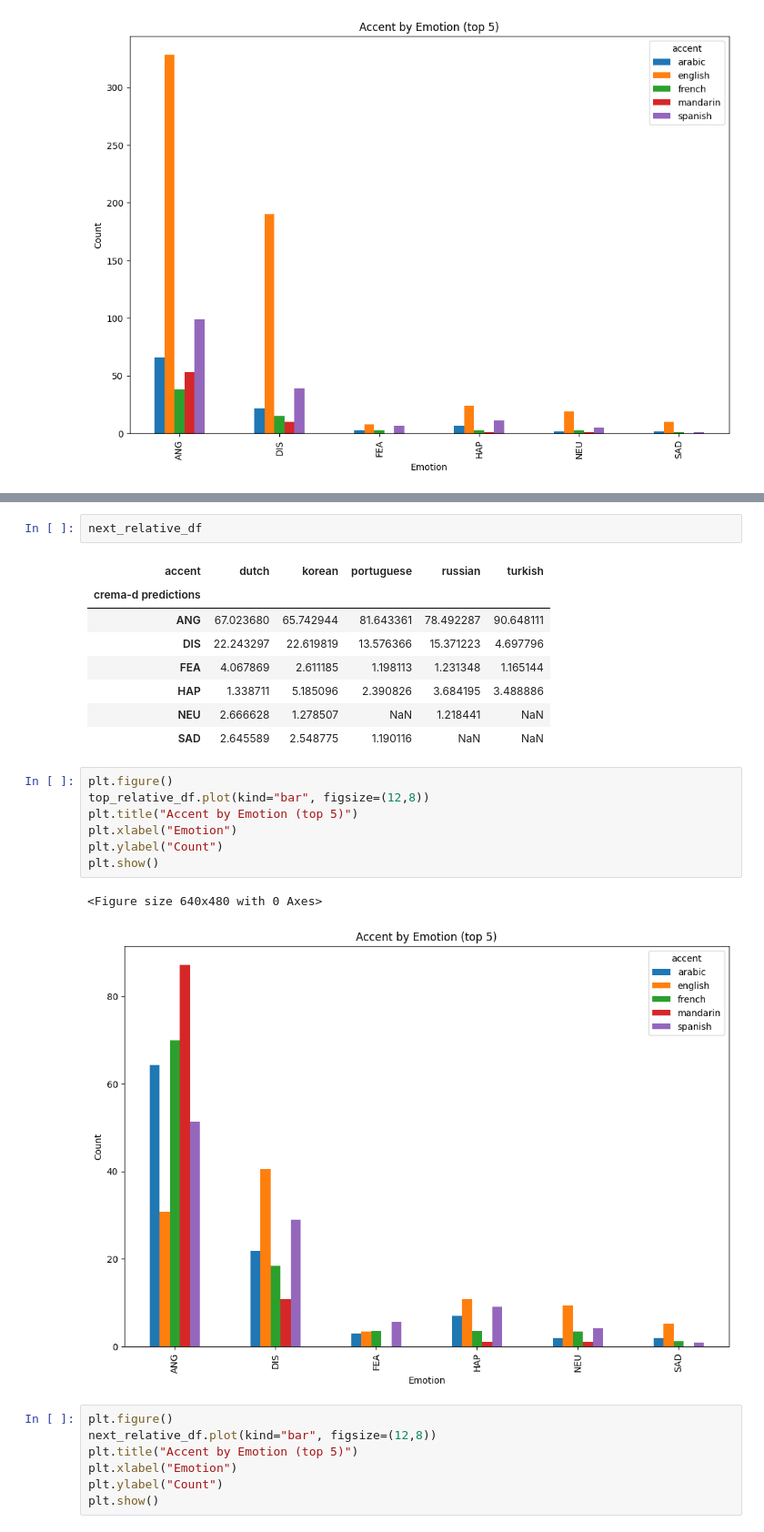
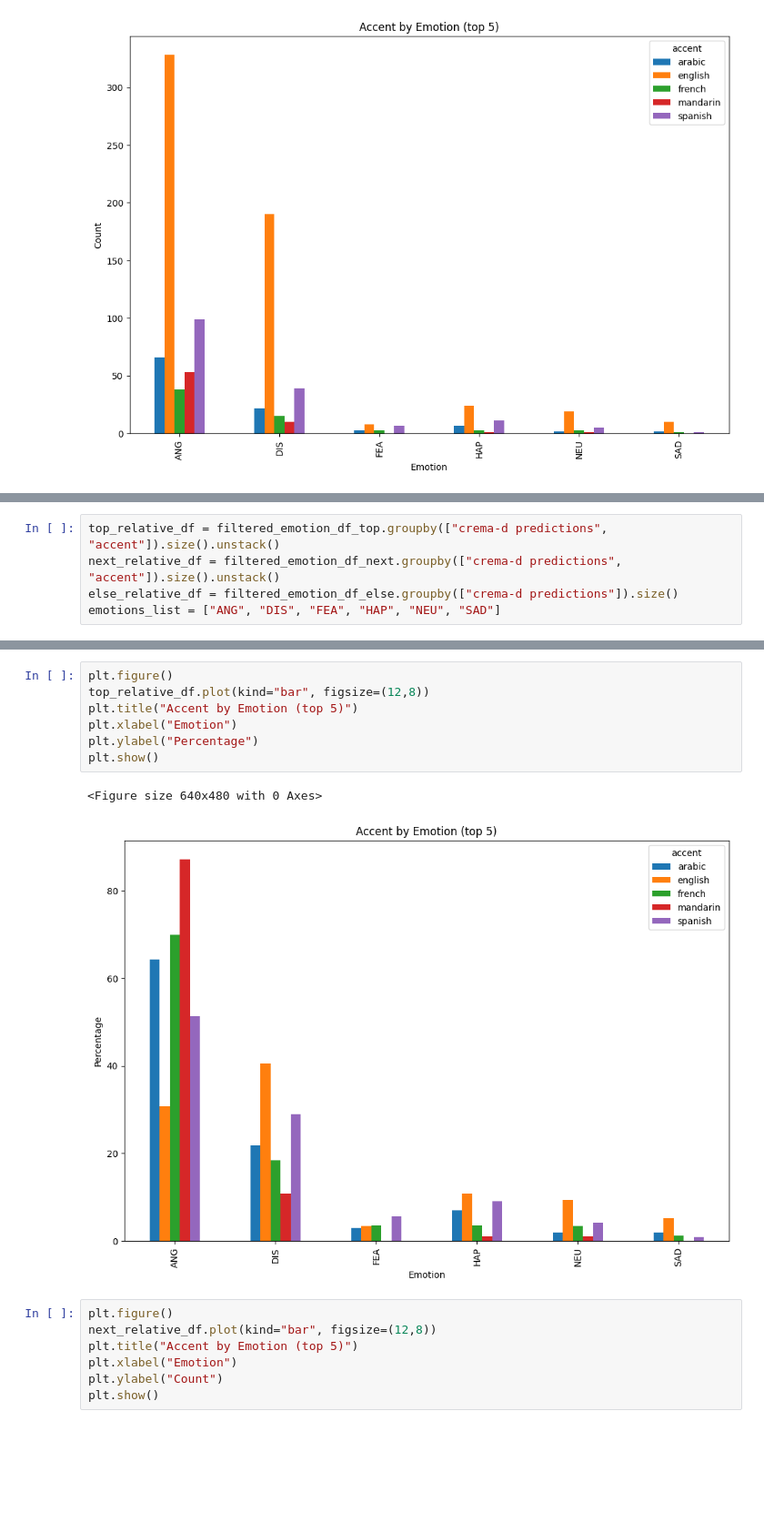
Before and after one commit to SleepDeprived3/Bias-in-Emotion-Recognition, a Jupyter notebook: preliminary_report/EmotionRecognitionOnAccents.ipynb, the cells around one changed output, grey strips where cells are left out. Shown: that part at 91% size. Cells and saved outputs as stored; diff of their text form; blank space fills up the shorter version.

```diff
--- a/preliminary_report/EmotionRecognitionOnAccents.ipynb
+++ b/preliminary_report/EmotionRecognitionOnAccents.ipynb
@@ -424,0 +507,5 @@ plt.show()
+# %%
+top_relative_df = filtered_emotion_df_top.groupby(["crema-d predictions", "accent"]).size().unstack()
+next_relative_df = filtered_emotion_df_next.groupby(["crema-d predictions", "accent"]).size().unstack()
+else_relative_df = filtered_emotion_df_else.groupby(["crema-d predictions"]).size()
+emotions_list = ["ANG", "DIS", "FEA", "HAP", "NEU", "SAD"]
@@ -440,24 +545,13 @@ for row in range(len(next_relative_df)):
-# %%
-next_relative_df
-# %% [output]
-| accent | dutch | korean | portuguese | russian | turkish |
-| crema-d predictions |  |  |  |  |  |
-| ANG | 67.023680 | 65.742944 | 81.643361 | 78.492287 | 90.648111 |
-| DIS | 22.243297 | 22.619819 | 13.576366 | 15.371223 | 4.697796 |
-| FEA | 4.067869 | 2.611185 | 1.198113 | 1.231348 | 1.165144 |
-| HAP | 1.338711 | 5.185096 | 2.390826 | 3.684195 | 3.488886 |
-| NEU | 2.666628 | 1.278507 | NaN | 1.218441 | NaN |
-| SAD | 2.645589 | 2.548775 | 1.190116 | NaN | NaN |
 # %%
 plt.figure()
 top_relative_df.plot(kind="bar", figsize=(12,8))
 plt.title("Accent by Emotion (top 5)")
 plt.xlabel("Emotion")
-plt.ylabel("Count")
+plt.ylabel("Percentage")
 plt.show()
 # %% [output]
 <Figure size 640x480 with 0 Axes>
-[figure, old version]
+[figure, new version]
 # %%
 plt.figure()
 next_relative_df.plot(kind="bar", figsize=(12,8))
```
Also changed, not shown: parts of 33 cells of this notebook.
